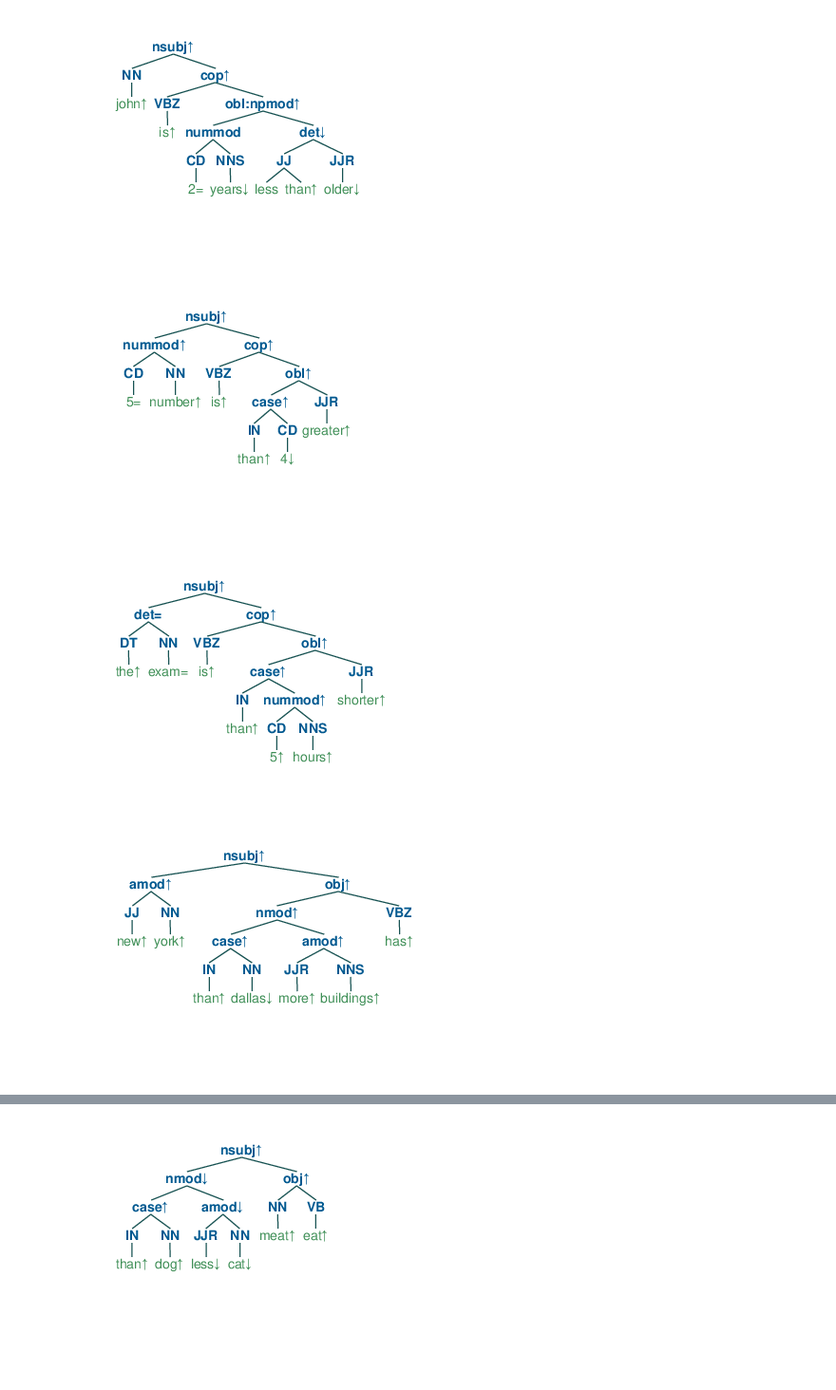
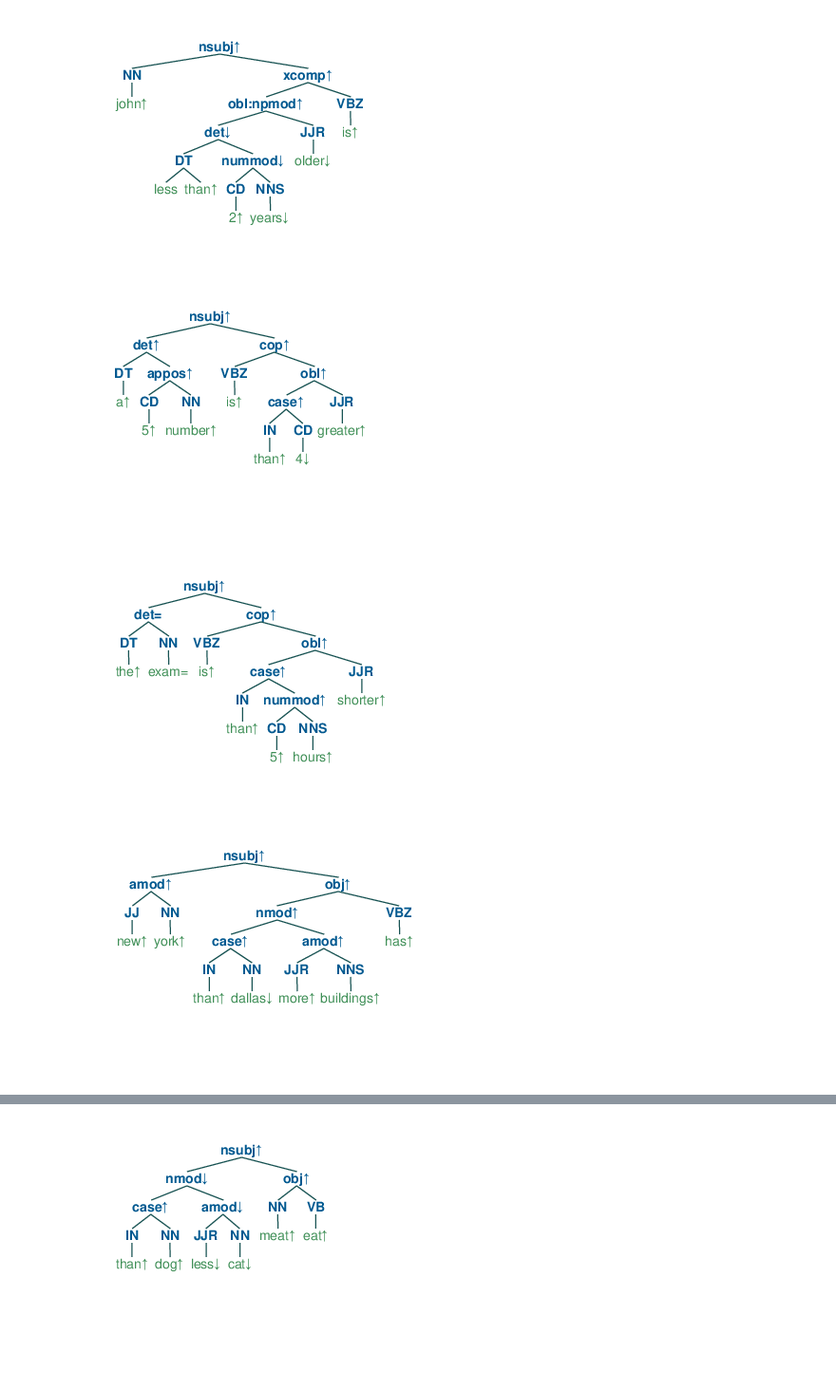
Before and after one commit to eric11eca/NeuralLog, a Jupyter notebook: src/Udep2Mono.ipynb, the cells around one changed output, grey strips where cells are left out. Shown at 95% size. Drawn from its saved outputs; the diff is of its cells as text; code cells hidden in the pictures.

```diff
--- a/src/Udep2Mono.ipynb
+++ b/src/Udep2Mono.ipynb
@@ -468,7 +457,7 @@ arrow2int = {
     "=": 0
 }
 
-def btree2list(binaryDepdency, replaced, verbose=2):
+def btree2list(binaryDepdency, verbose=0):
     def to_list(tree):
         treelist = []
         if tree.is_tree:
@@ -666,7 +655,7 @@ class Polarizer:
             right.mark = "="
             if isinstance(tree.parent, BinaryDependencyTree) and tree.parent.val == "amod":
                 self.equalize(tree.parent.right)
-        elif left.val.lower() in ["not", "no", "n't", "never"]:
+        elif left.val.lower() in ["not", "no", "n't", "never", "rarely", "barely", "seldom"]:
             self.negate(right, -1)
         elif left.val.lower() in ["exactly"]:
             self.equalize(tree.parent.parent)
@@ -857,7 +846,10 @@ class Polarizer:
             if(self.down_left(left).val != "than"):
                 self.negate(left, -1)
         elif right.mark == "=":
-            self.equalize(left)
+            if right.left.val != "the":
+                self.equalize(left)
+            elif right.left.mark == "-":
+                self.negate(left, -1)
 
     def polarize_nmod_poss(self, tree):
         right = tree.right
@@ -1165,11 +1157,11 @@ class PolarizationPipeline:
 
         binary_dep, relation = self.binarizer.binarization()
         if self.verbose == 2:
-            self.postprocess(binary_dep, replaced)
+            self.postprocess(binary_dep)
         return binary_dep, relation
 
-    def postprocess(self, tree, replaced, svg=False):
-        sexpression = btree2list(tree, replaced, 0)
+    def postprocess(self, tree, svg=False):
+        sexpression = btree2list(tree, 0)
         if not svg:
             sexpression = '[%s]' % ', '.join(
                 map(str, sexpression)).replace(",", " ").replace("'", "")
@@ -1182,17 +1174,24 @@ class PolarizationPipeline:
 
         self.polarizer.polarize_deptree()
         if self.verbose == 2:
-            self.postprocess(binary_dep, replaced)
+            self.postprocess(binary_dep)
         elif self.verbose == 1:
-            polarized = self.postprocess(binary_dep, replaced)
+            polarized = self.postprocess(binary_dep)
             svgling.draw_tree(polarized)
             #jupyter_draw_rsyntax_tree(polarized)
             #btreeViz = Tree.fromstring(polarized.replace('[', '(').replace(']', ')'))
             #jupyter_draw_nltk_tree(btreeViz)
 
+    def modify_replacement(self, tree, replace):
+        if str((tree.val,tree.id)) in replace:
+            tree.val = replace[str((tree.val,tree.id))]
+
+        if tree.is_tree:
+            self.modify_replacement(tree.left, replace)
+            self.modify_replacement(tree.right, replace)
+
     def single_polarization(self, sentence):
         parsed, replaced = dependency_parse(sentence, self.parser)
-
         binary_dep, relation = self.run_binarization(
             parsed, replaced, sentence)
         self.run_polarization(binary_dep, relation, replaced, sentence)
@@ -1201,6 +1200,8 @@ class PolarizationPipeline:
         if self.verbose == 2:
             annotated_sent = ' '.join([word[0] for word in annotated.keys()])
             self.annotated_sentences.append(annotated_sent)
+
+        self.modify_replacement(self.polarizer.dependtree, replaced)
 
         return {
             'original': sentence,
@@ -1221,26 +1222,26 @@ class PolarizationPipeline:
 # %%
 from svgling.figure import Caption, SideBySide, RowByRow
 
 # test comparative numerical inference
 sentences = ["John is less than 2 years older",
-             "Number 5 is greater than 4",
+             "A Number 5 is greater than 4",
              "The exam is shorter than 5 hours",
              "New York has more buildings than Dallas",
              "There are some amazing hikes around Mt Fuji"]
 
 pipeline = PolarizationPipeline(verbose=0)
 
 tree_visuals = []
 for sentence in sentences:
     annotation = pipeline.single_polarization(sentence)
-    tree1 = pipeline.postprocess(annotation["polarized_tree"], [])
+    tree1 = pipeline.postprocess(annotation["polarized_tree"])
     btree = Tree.fromstring(tree1.replace('[', '(').replace(']', ')'))
     tree_visuals.append(svgling.draw_tree(tree1))
     jupyter_draw_nltk_tree(btree)
 #RowByRow(tree_visuals[0], tree_visuals[1], tree_visuals[2], tree_visuals[3], tree_visuals[4])
 # %% [output]
-[figure, old version]
+[figure, new version]
-[figure, old version]
+[figure, new version]
 [figure]
 [figure]
 [figure]
```
Also changed, not shown: parts of 9 cells of this notebook, 5 other files.
